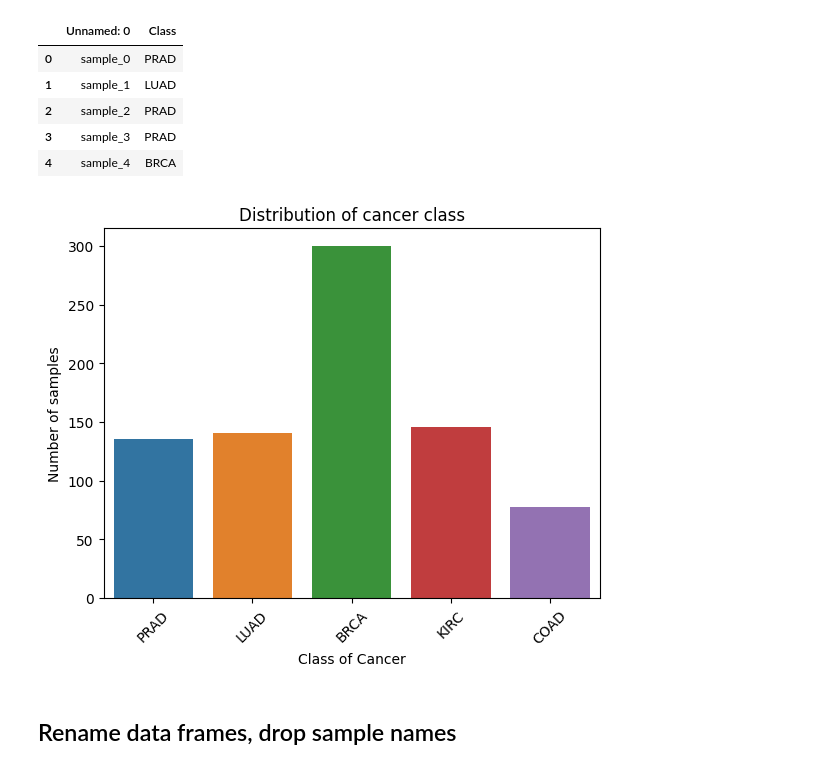
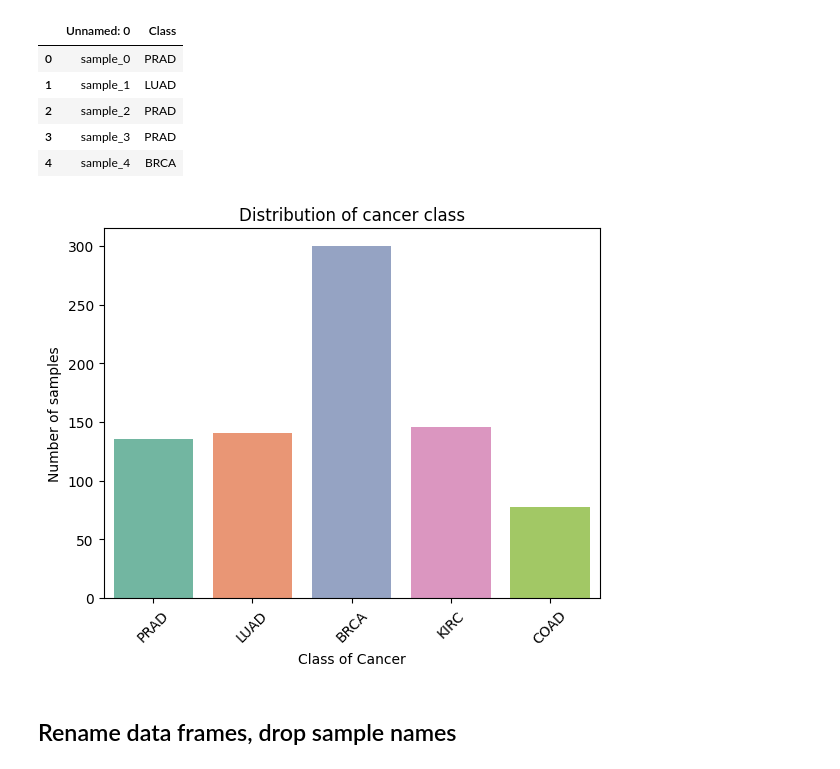
Before and after one commit to ngocchaupham/cancer_classification_ML-, a Jupyter notebook: cancer_class.ipynb, the cells around one changed output. Drawn from its saved outputs; the diff is of its cells as text; code cells hidden in the pictures.

```diff
--- a/cancer_class.ipynb
+++ b/cancer_class.ipynb
@@ -62,14 +66,14 @@ labels.head()
 | 4 | sample_4 | BRCA |
 # %%
 # Visualize the distribution of cancer classes
-sns.countplot(x='Class', data=labels)
+sns.countplot(x='Class', data=labels, hue=labels['Class'], palette='Set2')
 plt.title('Distribution of cancer class')
 plt.xlabel('Class of Cancer')
 plt.ylabel('Number of samples')
 plt.xticks(rotation=45)
 plt.show()
 # %% [output]
-[figure, old version]
+[figure, new version]
 # %% [markdown]
 ## Rename data frames, drop sample  names
 # %%
```
Also changed, not shown: parts of 5 cells of this notebook.
